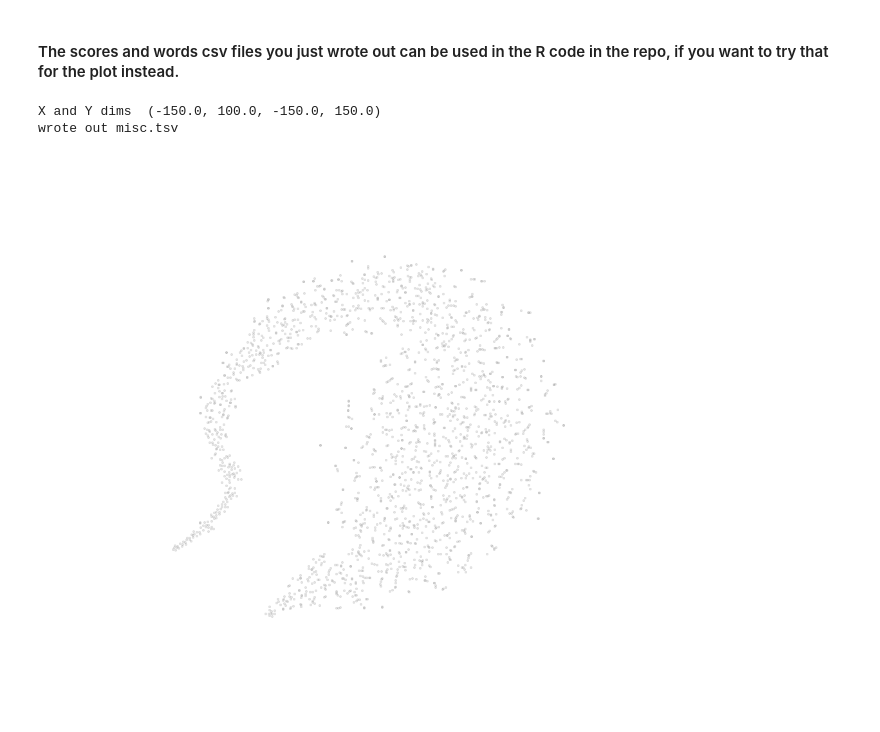
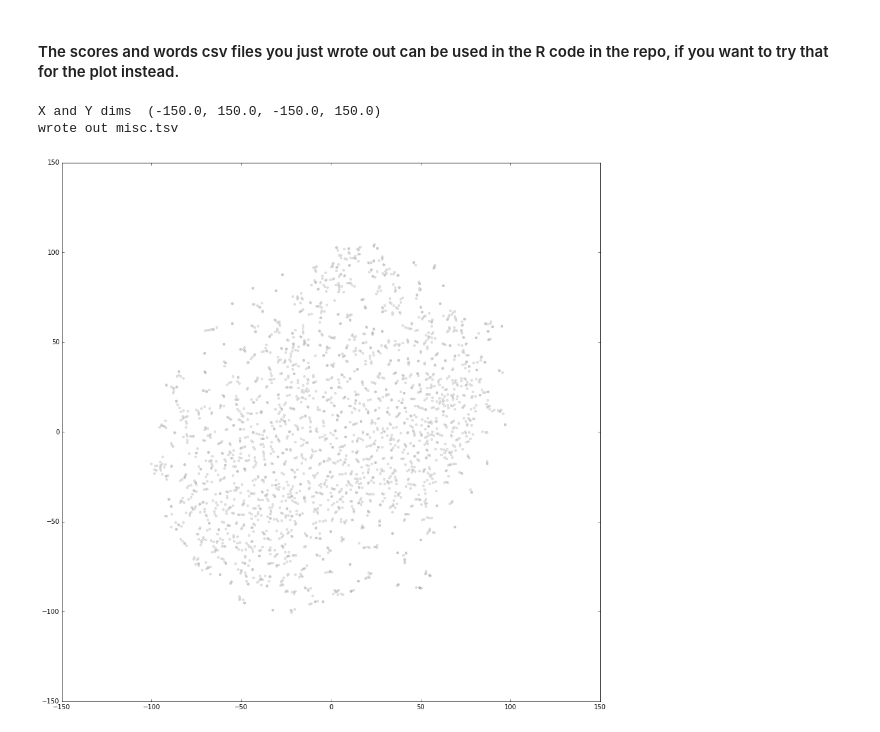
Before and after one commit to arnicas/word2vec-pride-vis, a Jupyter notebook: Python-Word2Vec-PrideProcessor.ipynb, the cells around one changed output. Saved outputs shown, nothing was run; the diff lists cells and outputs as text; code cells hidden in the pictures.

```diff
--- a/Python-Word2Vec-PrideProcessor.ipynb
+++ b/Python-Word2Vec-PrideProcessor.ipynb
@@ -163,15 +177,17 @@ def build_dict_write_file(model, outputtextfile, outputdatafile, tags=['NN']):
                             if best[0][0].strip() in screen_outs:
                                 raise 'WordError'
                             # add original word to datadict, with best match as word for it
-                            datadict[bits[0].lower().encode('utf8')] = {"word": best[0][0].lower(), "score": "%.3f" % best[0][1]}
+                            datadict[bits[0].lower().encode('utf8')] = {"word": best[0][0].lower(),
+                                                                        "score": "%.3f" % best[0][1]}
                             # add the reverse word to the same dict, for graphing in front end
                             best_reverse = model.most_similar(positive=[best[0][0]], negative=[], topn=1)
                             if best_reverse[0][0] in screen_outs:
                                 raise 'WordError'
-                            datadict[best[0][0].lower().encode('utf8')] = {"word": best_reverse[0][0].lower(), "score": "%.3f" % best_reverse[0][1]}
+                            datadict[best[0][0].lower().encode('utf8')] = {"word": best_reverse[0][0].lower(),
+                                                                           "score": "%.3f" % best_reverse[0][1]}
                             newWord = '<span class="color" title="Was: <span class=\'purple\'>'\
                                     + bits[0] + '</span> / Word2Vec similarity: ' + str(round(best[0][1],3))\
-                                    + '" formerWord="' + bits[0] + '" newWord="' + best[0][0] + '" score="'\
+                                    + '" formerWord="' + bits[0].lower() + '" newWord="' + best[0][0].lower() + '" score="'\
                                     + str(round(best[0][1],3)) + '">' + cap_me(best[0][0],capFlag) + '</span>'
                             line_text += newWord
                         except Exception, e:  # on model errors etc, just continue past it
@@ -190,7 +206,9 @@ def build_dict_write_file(model, outputtextfile, outputdatafile, tags=['NN']):
                         line_text += word.strip()
             full_text += line_text + '\n'
 
+    print "vocab before clean", datadict.keys()
     datadict = clean_dict_keys(datadict)
+    print "vocab after clean", datadict.keys()
 
     with open(outputtextfile, 'w') as handle:
         handle.write(full_text.encode('utf8'))
@@ -205,9 +223,11 @@ def build_dict_write_file(model, outputtextfile, outputdatafile, tags=['NN']):
 def run_all(tags=['NN'], filepref='data/pride_NN'):
 
     # notice here i require at least 2 uses of each word in the corpus - reduces noise
+
+    # uncomment the version of the model you want to try: tag limited, or all words.
     #model = gensim.models.Word2Vec(MySentences('books', tags=tags), min_count=2, size=200, workers=2)
-    model = gensim.models.Word2Vec(DirOfPlainTextCorpus('books'), min_count=5, workers=2)
-    model.save(filepref + '_model_austen_allwords')
+    model = gensim.models.Word2Vec(DirOfPlainTextCorpus('books'), min_count=3, workers=2)
+    model.save(filepref + '_model_austen_allwordsmin3')
 
     # if you want to save time and use a saved file, comment out the above and uncomment this with right path
     #model = gensim.models.Word2Vec.load('data/pride_NNPRP_model_austen_all')
@@ -228,4 +248,4 @@ def run_all(tags=['NN'], filepref='data/pride_NN'):
     return Y, labels, datadict, model
 # %%
 # run it all together and get the useful outputs - this takes a while and prints a lot of stuff.
-Y, labels, datadict, model = run_all(tags=['NN'], filepref='data/pride_NNAll')
+Y, labels, datadict, model = run_all(tags=['NN'], filepref='data/pride_NNAll3')
@@ -342,8 +342,8 @@ def do_tsne_files(coordsfilename, Y, labels, datadict, axis_off=True):
             #plt.text(x, y, label, size=8, alpha=0.5)
     print "wrote out", coordsfilename
 # %%
-do_tsne_files('misc.tsv', Y, labels, datadict)   # run this again with axis on, to check axes limits for the graph...
+do_tsne_files('misc.tsv', Y, labels, datadict, axis_off=False)   # run this again with axis on, to check axes limits for the graph...
 # %% [output]
-X and Y dims  (-150.0, 100.0, -150.0, 150.0)
+X and Y dims  (-150.0, 150.0, -150.0, 150.0)
 wrote out misc.tsv
-[figure, old version]
+[figure, new version]
```
Also changed, not shown: parts of 17 cells of this notebook, 33 other files.
